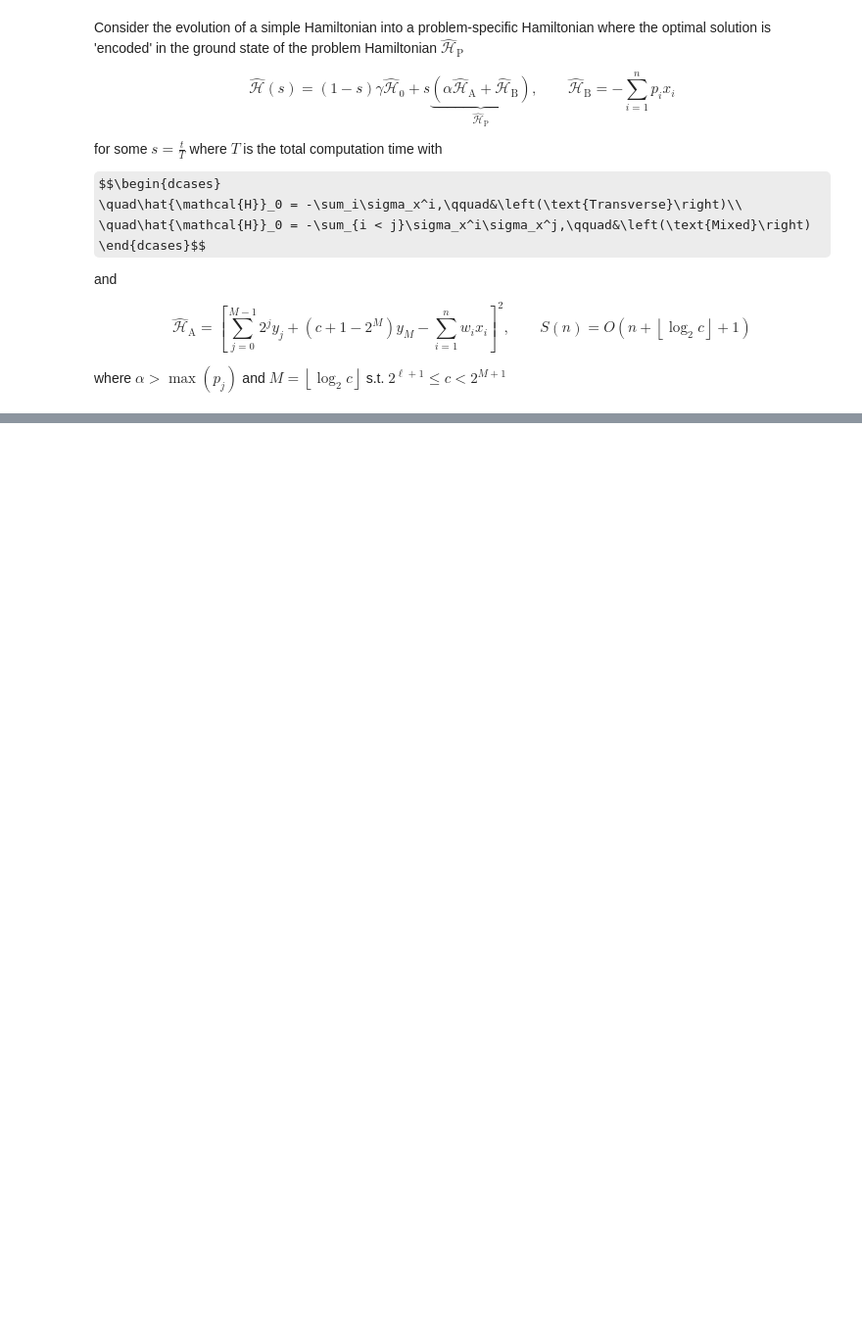
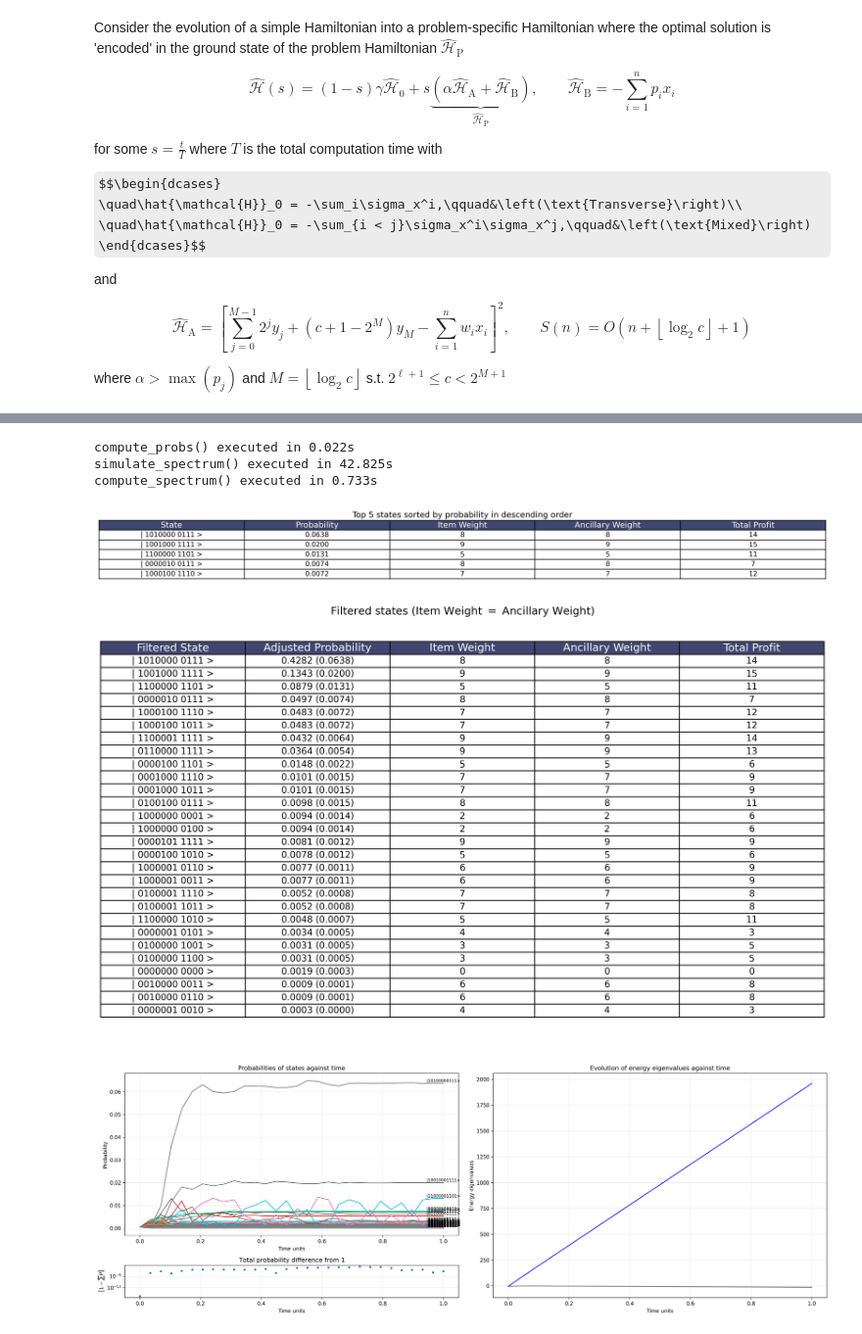
Before and after one commit to raw-asparagus/SP3172, a Jupyter notebook: annealing/main.ipynb, the cells around one changed output, grey strips where cells are left out. Shown at 98% size. Saved outputs shown, nothing was run; the diff lists cells and outputs as text; code cells hidden in the pictures; some formulas as TeX source; blank space fills up the shorter version.

```diff
--- a/annealing/main.ipynb
+++ b/annealing/main.ipynb
@@ -82,3 +74,27 @@ Spectrum simulated in 0.001s!
+# %%
+probs = wrap(
+    lambda args: sim.compute_probs(*args), "compute_probs", (res, num_sub_steps)
+)
+simulated_spectrum = wrap(
+    lambda args: sim.simulate_spectrum(*args), "simulate_spectrum", (num_sub_steps,)
+)
+computed_spectrum = wrap(
+    lambda args: sim.compute_spectrum(*args), "compute_spectrum", (res, num_sub_steps)
+)
+# %% [output]
+compute_probs() executed in 0.022s
+simulate_spectrum() executed in 42.825s
+compute_spectrum() executed in 0.733s
+# %%
+dis = MakeGraphCoffey(probs, simulated_spectrum, computed_spectrum)
+
+dis.display_probs(sim)
+dis.display_filtered_probs(sim)
+dis.display_graph(sim, 5)
+# %% [output]
+[figure, added]
+[figure, added]
+[figure, added]
 # %%
 # valid_solutions = sim.get_H_P_ground_states()
 # print(
```
Also changed, not shown: parts of 4 cells of this notebook, 13 other files.
